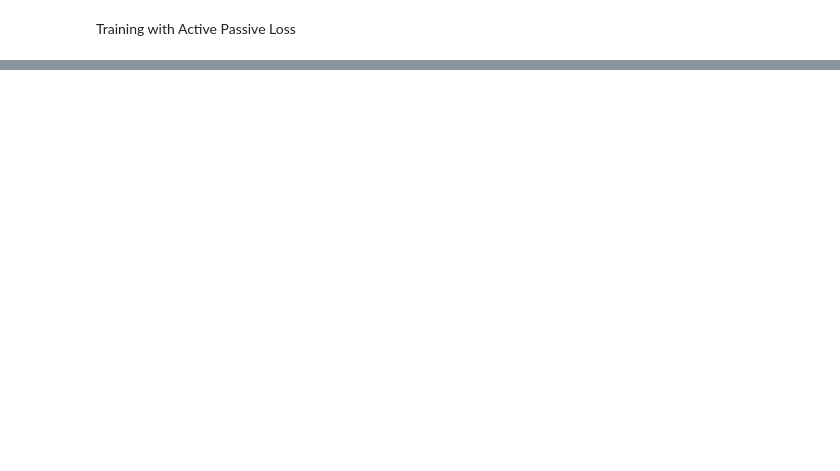
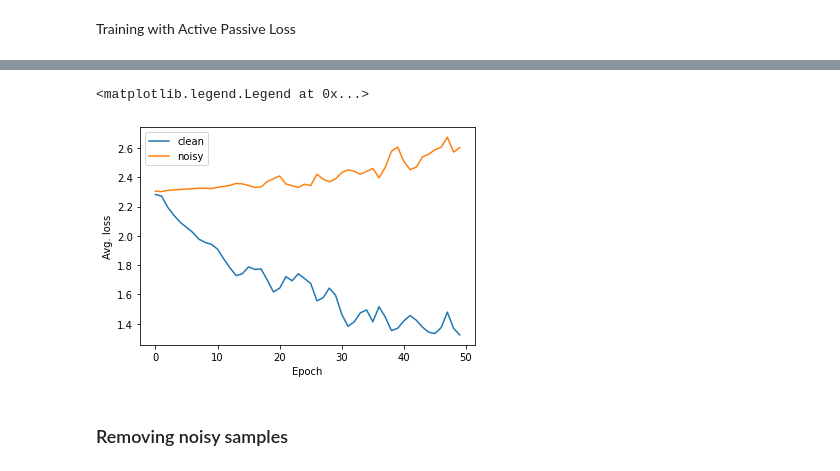
Before and after one commit to debajyotid2/noisy-labels, a Jupyter notebook: mixup.ipynb, the cells around one changed output, grey strips where cells are left out. Saved outputs shown, nothing was run; the diff lists cells and outputs as text; code cells hidden in the pictures; blank space fills up the shorter version.

```diff
--- a/mixup.ipynb
+++ b/mixup.ipynb
@@ -14,3 +18,22 @@ import time
+# %%
+def write_pickle(log_dict, pickle_name):
+    pickle_name += '.pickle'
+    pickle_path = os.path.join('./', pickle_name)
+    with open(pickle_path, 'wb') as pickle_out:
+        pickle.dump(log_dict, pickle_out)
+    print(f"Log saved to {pickle_path}.")
+
+def read_pickle(pickle_name):
+    pickle_name += '.pickle'
+    pickle_path = os.path.join('./', pickle_name)
+    log_dict = {}
+    if os.path.exists(pickle_path):
+        with open(pickle_path, 'rb') as pickle_in:
+            log_dict = pickle.load(pickle_in)
+        print(f"Log loaded from {pickle_path}")
+    else:
+        print(f"File not found : {pickle_path}")
+    return log_dict
 # %% [markdown]
 Loading MNIST dataset and limiting size to 2000 for fast execution
 # %%
@@ -560,0 +658,14 @@ Training with Active Passive Loss
+# %%
+avg_loss_clean = [logs_nb_70_sym['val_losses'][i][clean_idx].mean() for i in range(num_epochs)]
+avg_loss_noisy = [logs_nb_70_sym['val_losses'][i][noisy_idx].mean() for i in range(num_epochs)]
+# %%
+plt.plot(avg_loss_clean, label='clean')
+plt.plot(avg_loss_noisy, label='noisy')
+plt.xlabel('Epoch')
+plt.ylabel('Avg. loss')
+plt.legend()
+# %% [output]
+<matplotlib.legend.Legend at 0x...>
+[figure, added]
+# %% [markdown]
+### Removing noisy samples
```
Also changed, not shown: parts of 31 cells of this notebook.
